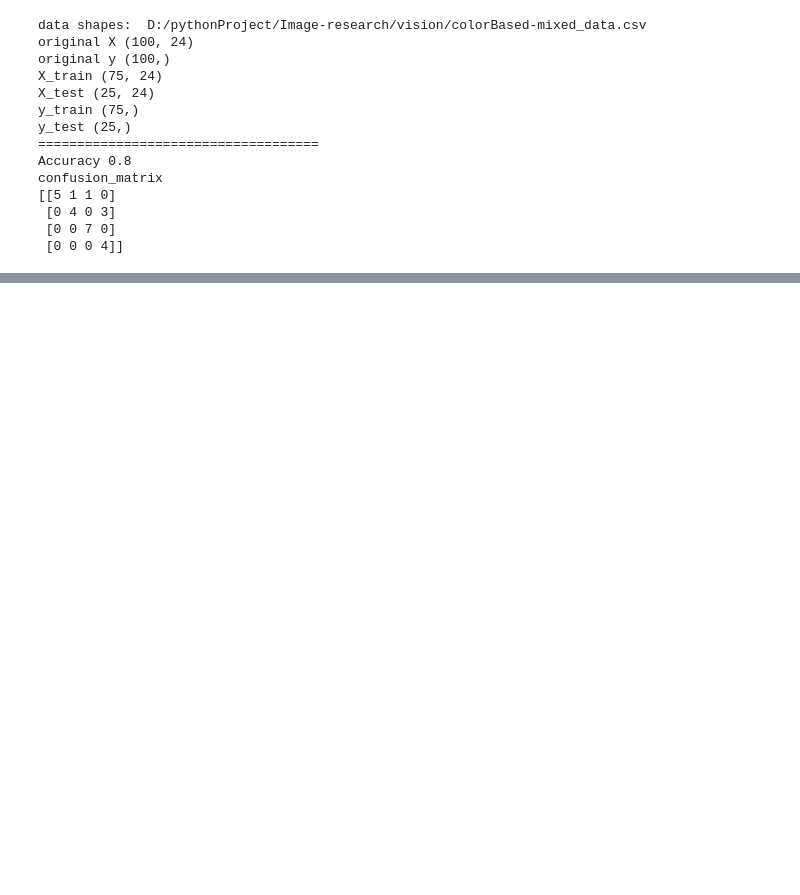
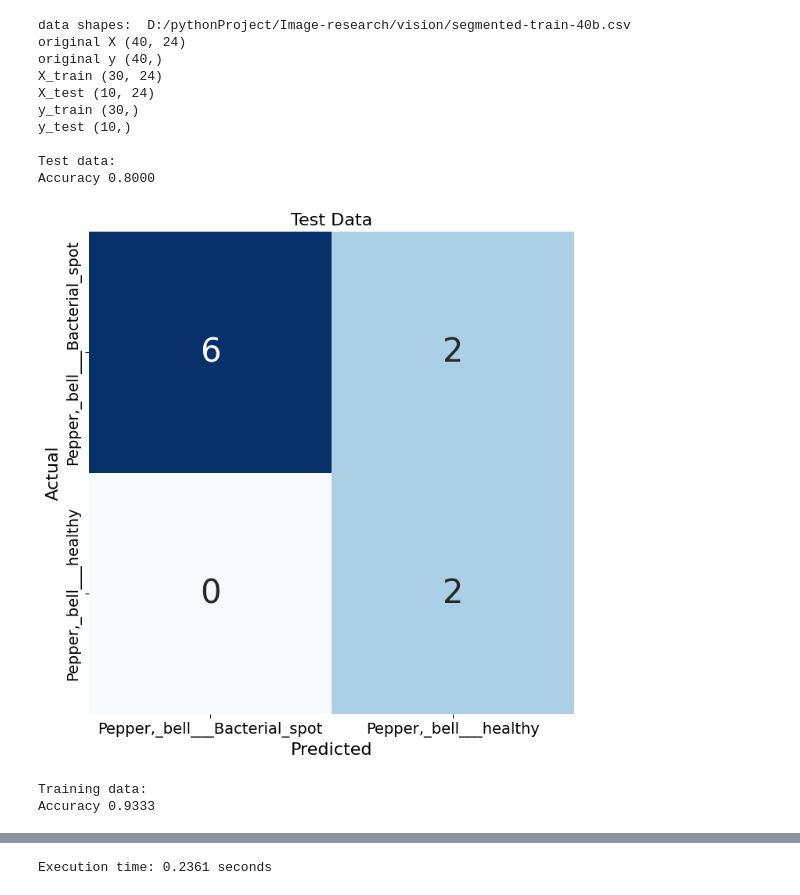
Before and after one commit to Afmj22/computer-vision, a Jupyter notebook: Image-research/vision/svm.ipynb, the cells around one changed output, grey strips where cells are left out. Drawn from its saved outputs; the diff is of its cells as text; code cells hidden in the pictures; blank space fills up the shorter version.

```diff
--- a/Image-research/vision/svm.ipynb
+++ b/Image-research/vision/svm.ipynb
@@ -90,19 +105,18 @@ confusion_matrix
 # %%
-train_dataset_path = "D:/pythonProject/Image-research/vision/colorBased-mixed_data.csv"
+train_dataset_path = "D:/pythonProject/Image-research/vision/segmented-train-40b.csv"
 test_size = 0.25
 RunSVM(train_dataset_path, test_size)
 # %% [output]
-data shapes:  D:/pythonProject/Image-research/vision/colorBased-mixed_data.csv
-original X (100, 24)
-original y (100,)
-X_train (75, 24)
-X_test (25, 24)
-y_train (75,)
-y_test (25,)
-====================================
-Accuracy 0.8
-confusion_matrix
-[[5 1 1 0]
- [0 4 0 3]
- [0 0 7 0]
- [0 0 0 4]]
+data shapes:  D:/pythonProject/Image-research/vision/segmented-train-40b.csv
+original X (40, 24)
+original y (40,)
+X_train (30, 24)
+X_test (10, 24)
+y_train (30,)
+y_test (10,)
+
+Test data:
+Accuracy 0.8000
+[figure, added]
+Training data:
+Accuracy 0.9333
@@ -109 +124,2 @@ confusion_matrix
+Execution time: 0.2361 seconds
 # %%
```
Also changed, not shown: parts of 15 cells of this notebook, 1 other file.
